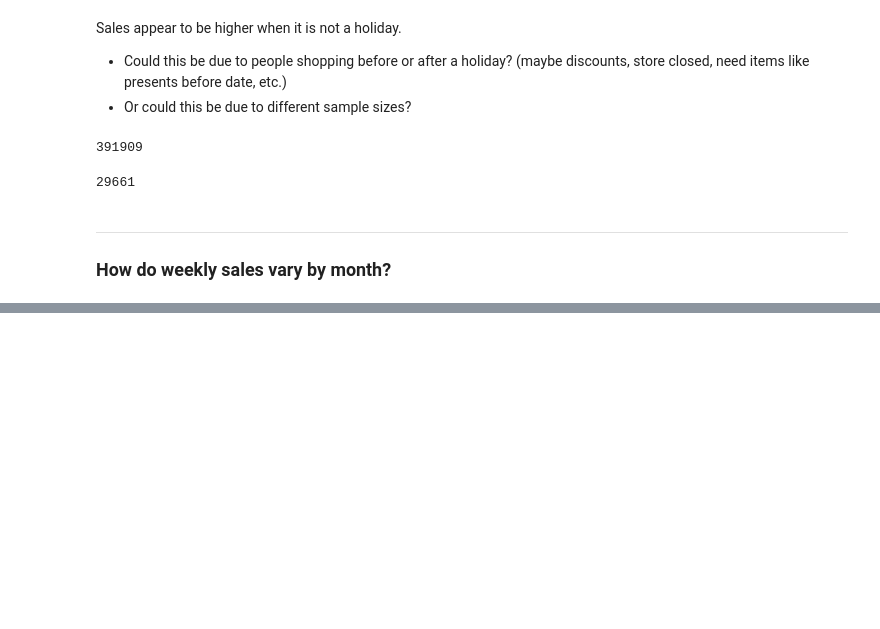
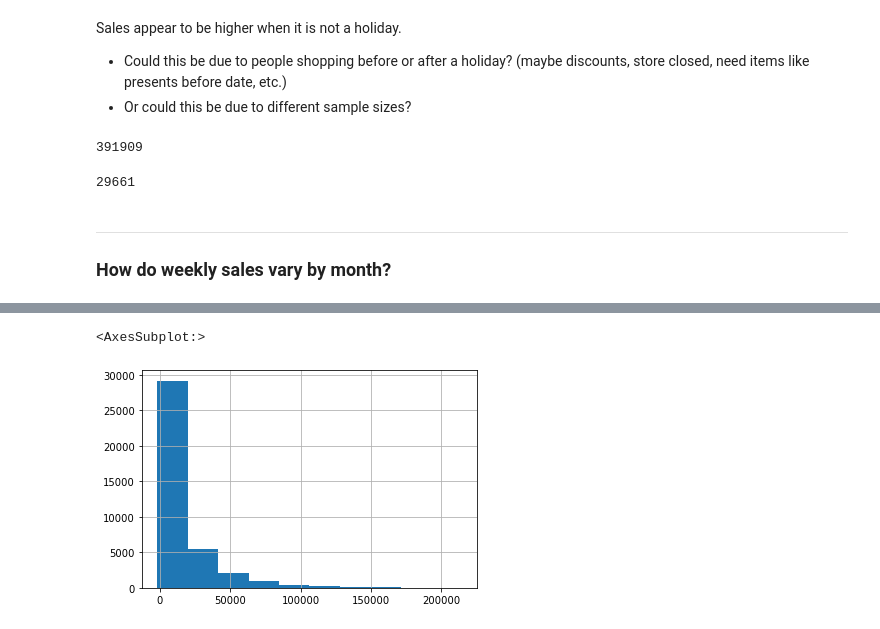
Before and after one commit to joann-balraj/Walmart_Analysis, a Jupyter notebook: Workbook.ipynb, the cells around one changed output, grey strips where cells are left out. Cells and saved outputs as stored; diff of their text form; code cells hidden in the pictures; blank space fills up the shorter version.

```diff
--- a/Workbook.ipynb
+++ b/Workbook.ipynb
@@ -166,0 +150,13 @@ February = df[df['Month']==2]
+# %%
+January = df[df['Month']==1]
+February = df[df['Month']==2]
+March = df[df['Month']==3]
+April = df[df['Month']==4]
+May = df[df['Month']==5]
+June = df[df['Month']==6]
+July = df[df['Month']==7]
+August = df[df['Month']==8]
+September = df[df['Month']==9]
+October = df[df['Month']==10]
+November = df[df['Month']==11]
+December = df[df['Month']==12]
@@ -166,0 +173,5 @@ February = df[df['Month']==2]
+# %%
+March.Weekly_Sales.hist()
+# %% [output]
+<AxesSubplot:>
+[figure, added]
```
Also changed, not shown: parts of 4 cells of this notebook.
